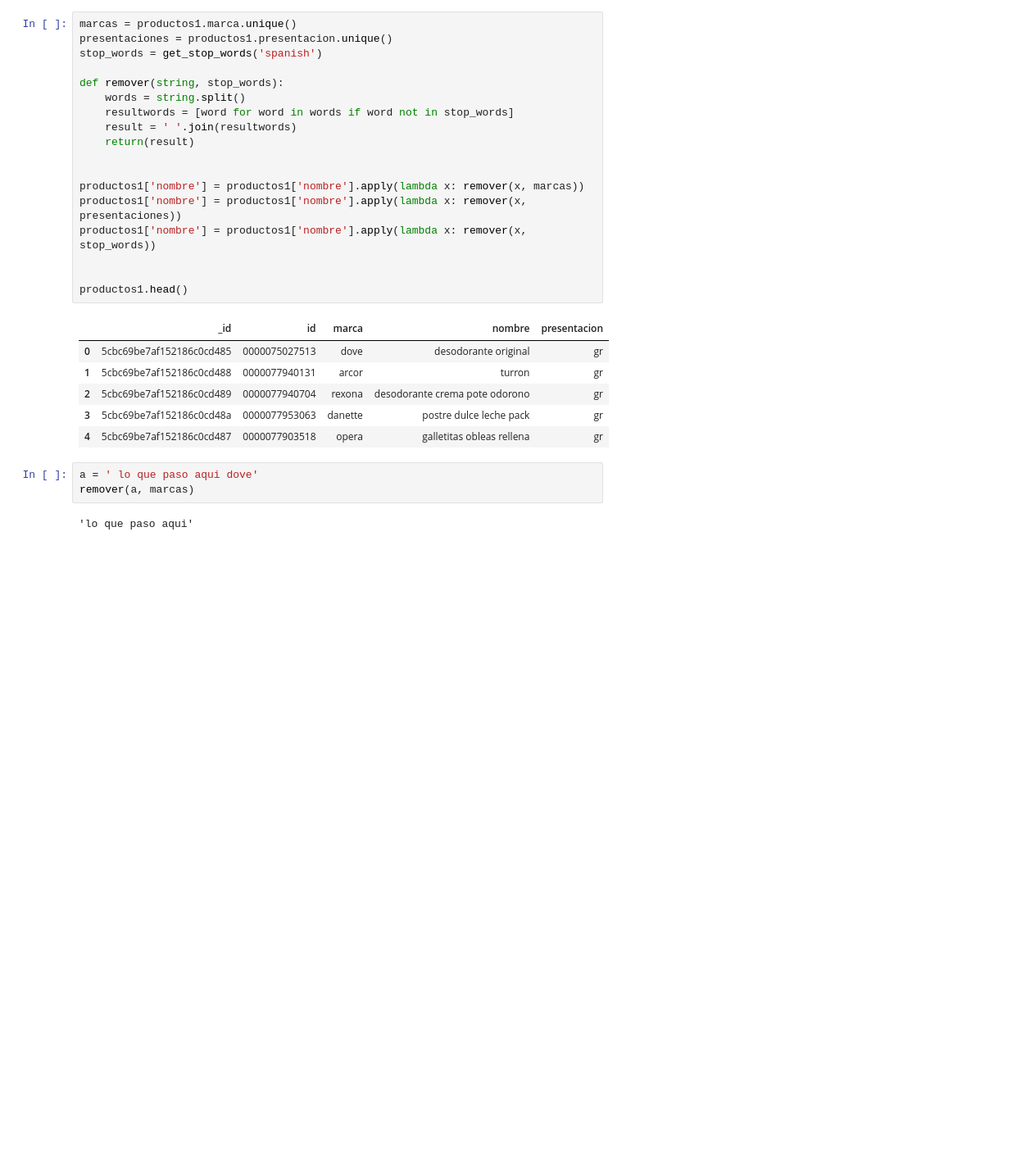
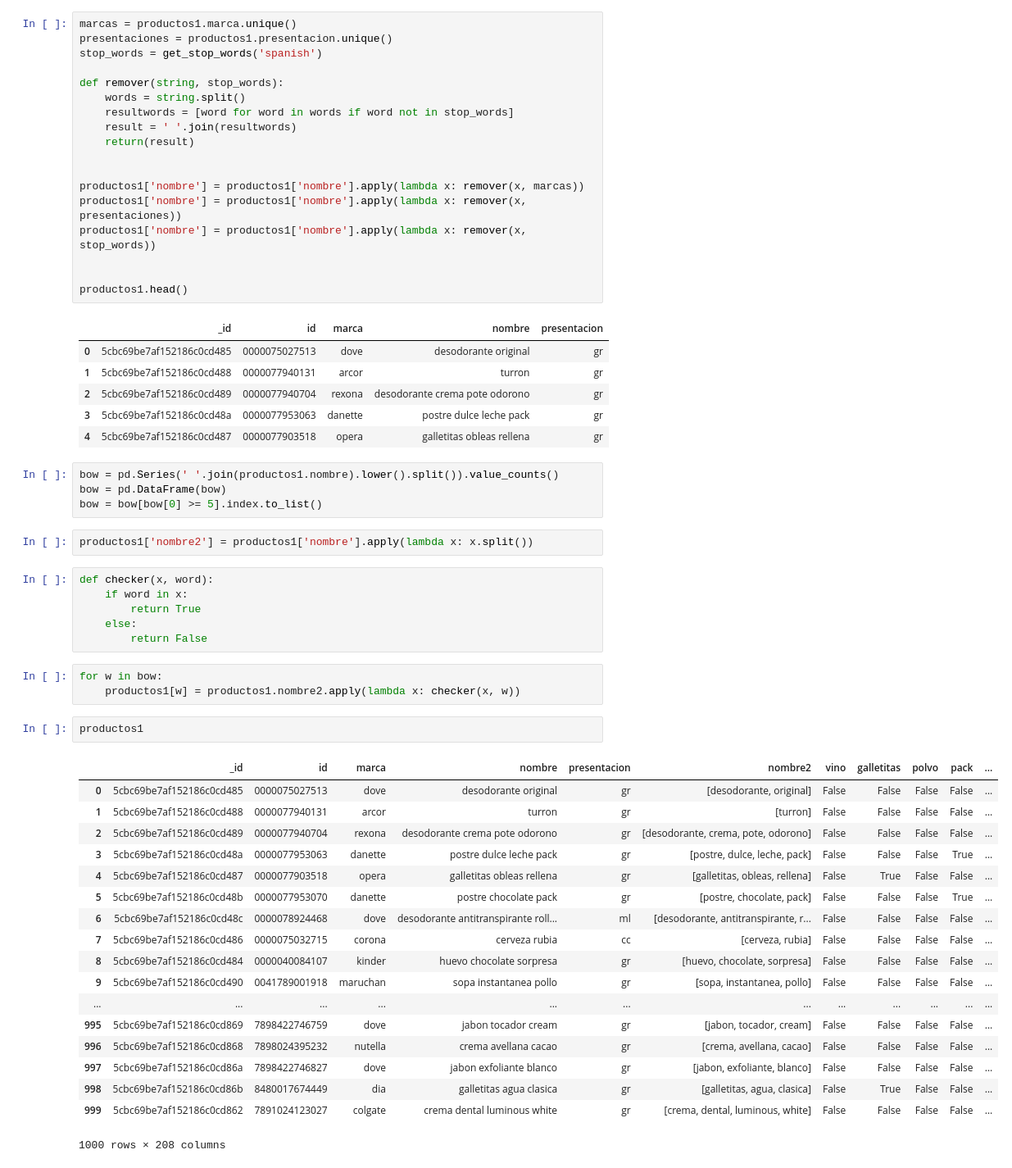
Before and after one commit to lopezrubenml/tp2, a Jupyter notebook: TP2.ipynb, the cells around one changed output. Shown at 82% size. Saved outputs shown, nothing was run; the diff lists cells and outputs as text; blank space fills up the shorter version.

```diff
--- a/TP2.ipynb
+++ b/TP2.ipynb
@@ -251,8 +274,39 @@ productos1.head()
 | 2 | 5cbc69be7af152186c0cd489 | 0000077940704 | rexona | desodorante crema pote odorono | gr |
 | 3 | 5cbc69be7af152186c0cd48a | 0000077953063 | danette | postre dulce leche pack | gr |
 | 4 | 5cbc69be7af152186c0cd487 | 0000077903518 | opera | galletitas obleas rellena | gr |
-# %%
-a = ' lo que paso aqui dove'
-remover(a, marcas)
-# %% [output]
-'lo que paso aqui'
+# %%
+bow = pd.Series(' '.join(productos1.nombre).lower().split()).value_counts()
+bow = pd.DataFrame(bow)
+bow = bow[bow[0] >= 5].index.to_list()
+# %%
+productos1['nombre2'] = productos1['nombre'].apply(lambda x: x.split())
+# %%
+def checker(x, word):
+    if word in x:
+        return True
+    else:
+        return False
+# %%
+for w in bow:
+    productos1[w] = productos1.nombre2.apply(lambda x: checker(x, w))
+# %%
+productos1
+# %% [output]
+|  | _id | id | marca | nombre | presentacion | nombre2 | vino | galletitas | polvo | pack | ... |
+| 0 | 5cbc69be7af152186c0cd485 | 0000075027513 | dove | desodorante original | gr | [desodorante, original] | False | False | False | False | ... |
+| 1 | 5cbc69be7af152186c0cd488 | 0000077940131 | arcor | turron | gr | [turron] | False | False | False | False | ... |
+| 2 | 5cbc69be7af152186c0cd489 | 0000077940704 | rexona | desodorante crema pote odorono | gr | [desodorante, crema, pote, odorono] | False | False | False | False | ... |
+| 3 | 5cbc69be7af152186c0cd48a | 0000077953063 | danette | postre dulce leche pack | gr | [postre, dulce, leche, pack] | False | False | False | True | ... |
+| 4 | 5cbc69be7af152186c0cd487 | 0000077903518 | opera | galletitas obleas rellena | gr | [galletitas, obleas, rellena] | False | True | False | False | ... |
+| 5 | 5cbc69be7af152186c0cd48b | 0000077953070 | danette | postre chocolate pack | gr | [postre, chocolate, pack] | False | False | False | True | ... |
+| 6 | 5cbc69be7af152186c0cd48c | 0000078924468 | dove | desodorante antitranspirante roll... | ml | [desodorante, antitranspirante, r... | False | False | False | False | ... |
+| 7 | 5cbc69be7af152186c0cd486 | 0000075032715 | corona | cerveza rubia | cc | [cerveza, rubia] | False | False | False | False | ... |
+| 8 | 5cbc69be7af152186c0cd484 | 0000040084107 | kinder | huevo chocolate sorpresa | gr | [huevo, chocolate, sorpresa] | False | False | False | False | ... |
+| 9 | 5cbc69be7af152186c0cd490 | 0041789001918 | maruchan | sopa instantanea pollo | gr | [sopa, instantanea, pollo] | False | False | False | False | ... |
+| ... | ... | ... | ... | ... | ... | ... | ... | ... | ... | ... | ... |
+| 995 | 5cbc69be7af152186c0cd869 | 7898422746759 | dove | jabon tocador cream | gr | [jabon, tocador, cream] | False | False | False | False | ... |
+| 996 | 5cbc69be7af152186c0cd868 | 7898024395232 | nutella | crema avellana cacao | gr | [crema, avellana, cacao] | False | False | False | False | ... |
+| 997 | 5cbc69be7af152186c0cd86a | 7898422746827 | dove | jabon exfoliante blanco | gr | [jabon, exfoliante, blanco] | False | False | False | False | ... |
+| 998 | 5cbc69be7af152186c0cd86b | 8480017674449 | dia | galletitas agua clasica | gr | [galletitas, agua, clasica] | False | True | False | False | ... |
+| 999 | 5cbc69be7af152186c0cd862 | 7891024123027 | colgate | crema dental luminous white | gr | [crema, dental, luminous, white] | False | False | False | False | ... |
+1000 rows × 208 columns
```
Also changed, not shown: parts of 3 cells of this notebook.
